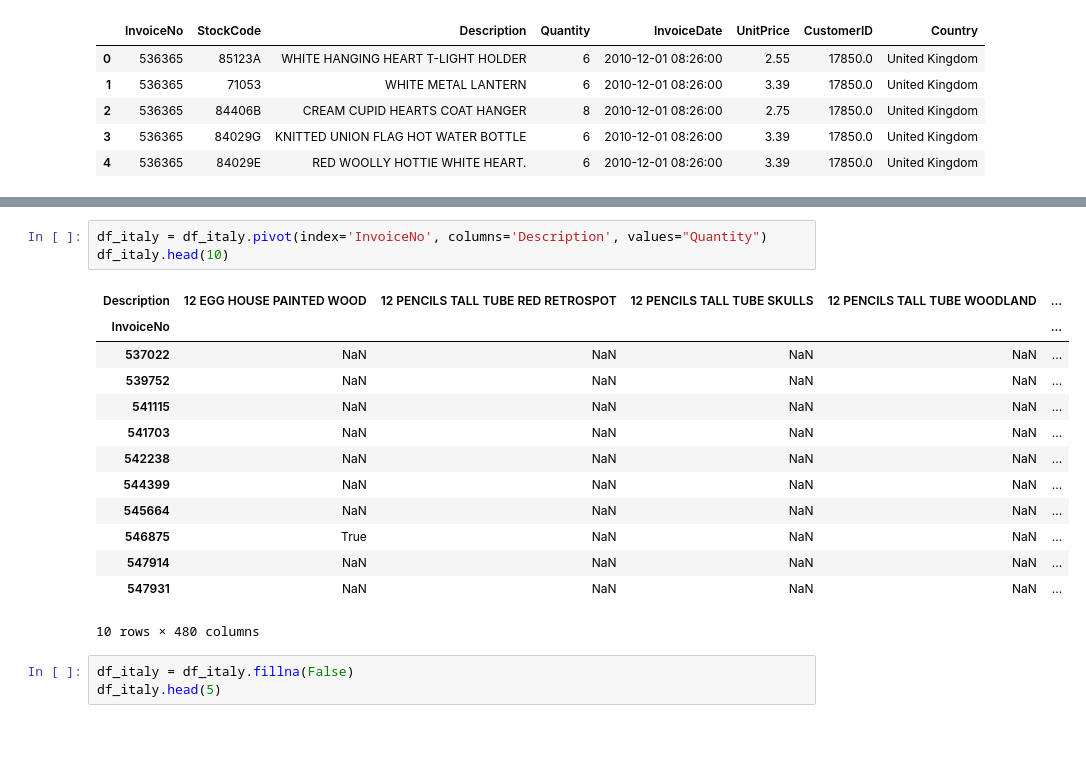
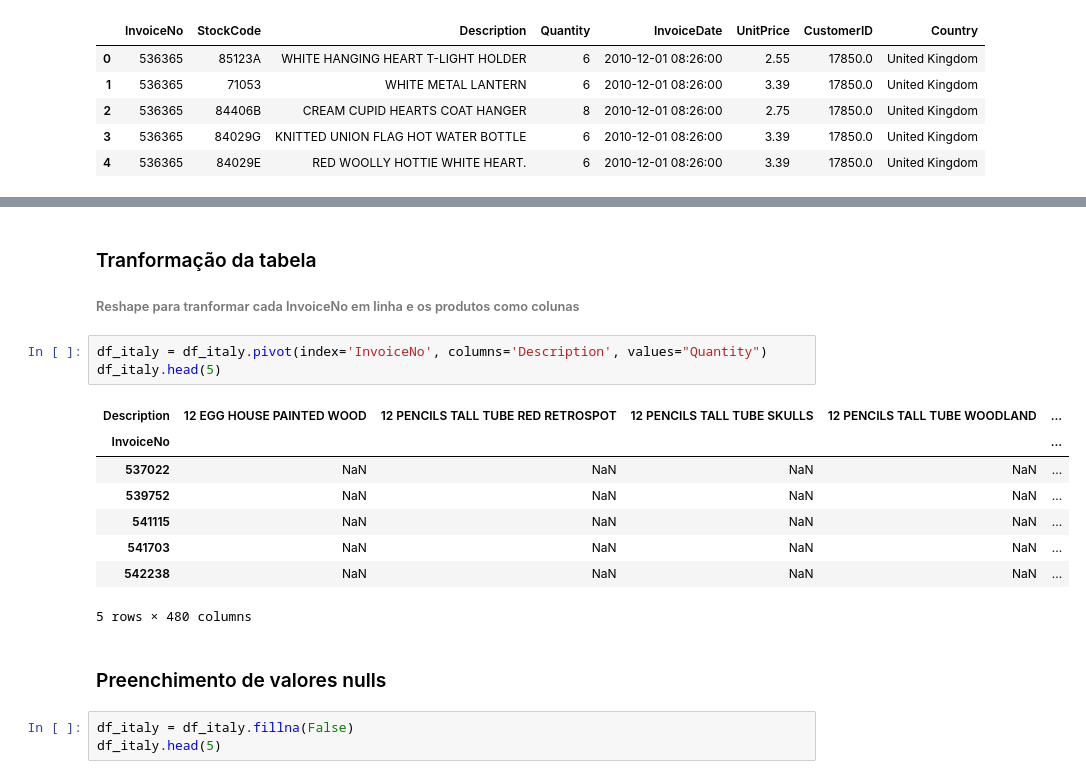
Before and after one commit to BrunoICardoso/DataScience, a Jupyter notebook: machine-learning-1/Trabalho 3 - Regras de Associação.ipynb, the cells around one changed output, grey strips where cells are left out. Saved outputs shown, nothing was run; the diff lists cells and outputs as text; blank space fills up the shorter version.

```diff
--- a/machine-learning-1/Trabalho 3 - Regras de Associação.ipynb
+++ b/machine-learning-1/Trabalho 3 - Regras de Associação.ipynb
@@ -94,20 +106,21 @@ df_italy.head(12)
+# %% [markdown]
+### Tranformação da tabela
+
+###### Reshape para tranformar cada InvoiceNo em linha e os produtos como colunas
 # %%
 df_italy = df_italy.pivot(index='InvoiceNo', columns='Description', values="Quantity")
-df_italy.head(10)
+df_italy.head(5)
 # %% [output]
 | Description | 12 EGG HOUSE PAINTED WOOD | 12 PENCILS TALL TUBE RED RETROSPOT | 12 PENCILS TALL TUBE SKULLS | 12 PENCILS TALL TUBE WOODLAND | ... |
 | InvoiceNo |  |  |  |  | ... |
 | 537022 | NaN | NaN | NaN | NaN | ... |
 | 539752 | NaN | NaN | NaN | NaN | ... |
 | 541115 | NaN | NaN | NaN | NaN | ... |
 | 541703 | NaN | NaN | NaN | NaN | ... |
 | 542238 | NaN | NaN | NaN | NaN | ... |
-| 544399 | NaN | NaN | NaN | NaN | ... |
-| 545664 | NaN | NaN | NaN | NaN | ... |
-| 546875 | True | NaN | NaN | NaN | ... |
-| 547914 | NaN | NaN | NaN | NaN | ... |
-| 547931 | NaN | NaN | NaN | NaN | ... |
-10 rows × 480 columns
+5 rows × 480 columns
+# %% [markdown]
+### Preenchimento de valores nulls
 # %%
 df_italy = df_italy.fillna(False)
 df_italy.head(5)
```
Also changed, not shown: parts of 25 cells of this notebook.
